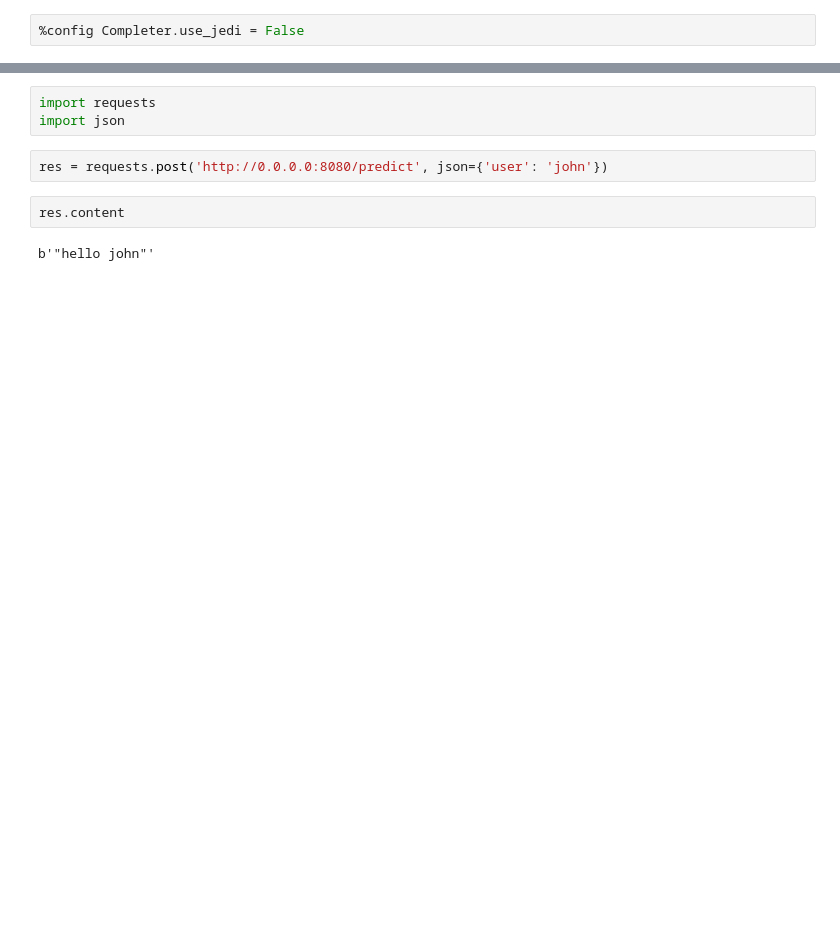
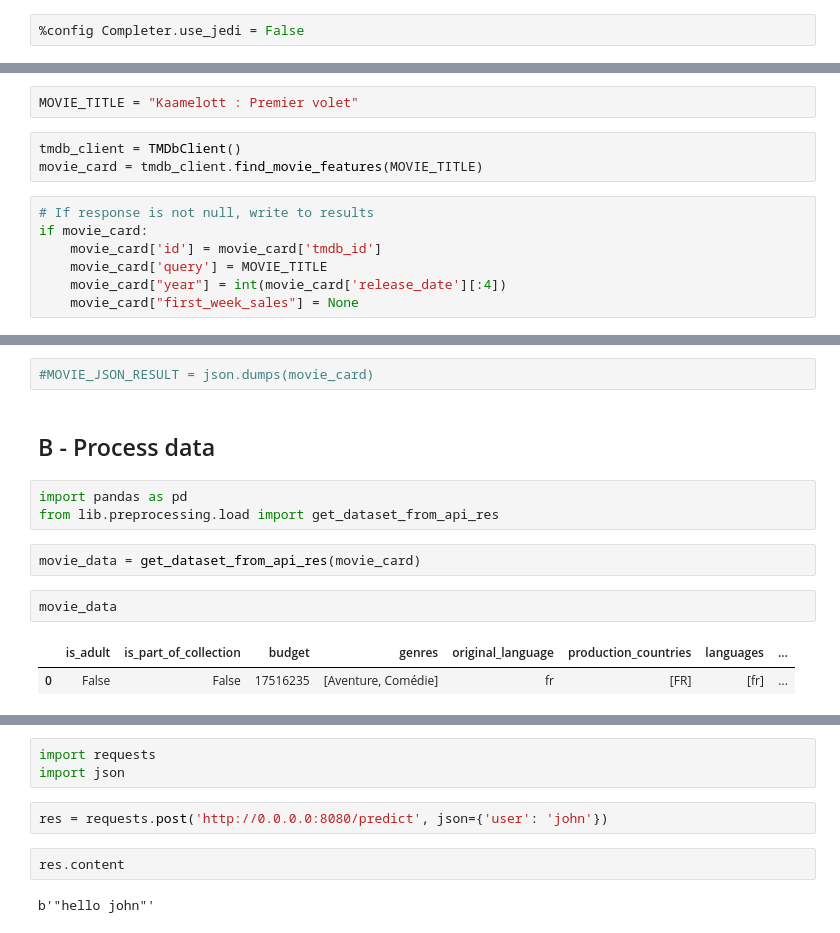
Before and after one commit to artefactory/french-box-office, a Jupyter notebook: notebooks/session11/solution.ipynb, the cells around one changed output, grey strips where cells are left out. Cells and saved outputs as stored; diff of their text form; blank space fills up the shorter version.

```diff
--- a/notebooks/session11/solution.ipynb
+++ b/notebooks/session11/solution.ipynb
@@ -109,0 +154,12 @@ predictions
+# %%
+MOVIE_TITLE = "Kaamelott : Premier volet"
+# %%
+tmdb_client = TMDbClient()
+movie_card = tmdb_client.find_movie_features(MOVIE_TITLE)
+# %%
+# If response is not null, write to results
+if movie_card:
+    movie_card['id'] = movie_card['tmdb_id']
+    movie_card['query'] = MOVIE_TITLE
+    movie_card["year"] = int(movie_card['release_date'][:4])
+    movie_card["first_week_sales"] = None
@@ -109,0 +177,14 @@ predictions
+# %%
+#MOVIE_JSON_RESULT = json.dumps(movie_card)
+# %% [markdown]
+## B - Process data
+# %%
+import pandas as pd
+from lib.preprocessing.load import get_dataset_from_api_res
+# %%
+movie_data = get_dataset_from_api_res(movie_card)
+# %%
+movie_data
+# %% [output]
+|  | is_adult | is_part_of_collection | budget | genres | original_language | production_countries | languages | ... |
+| 0 | False | False | 17516235 | [Aventure, Comédie] | fr | [FR] | [fr] | ... |
```
Also changed, not shown: parts of 84 cells of this notebook, 2 other files.
